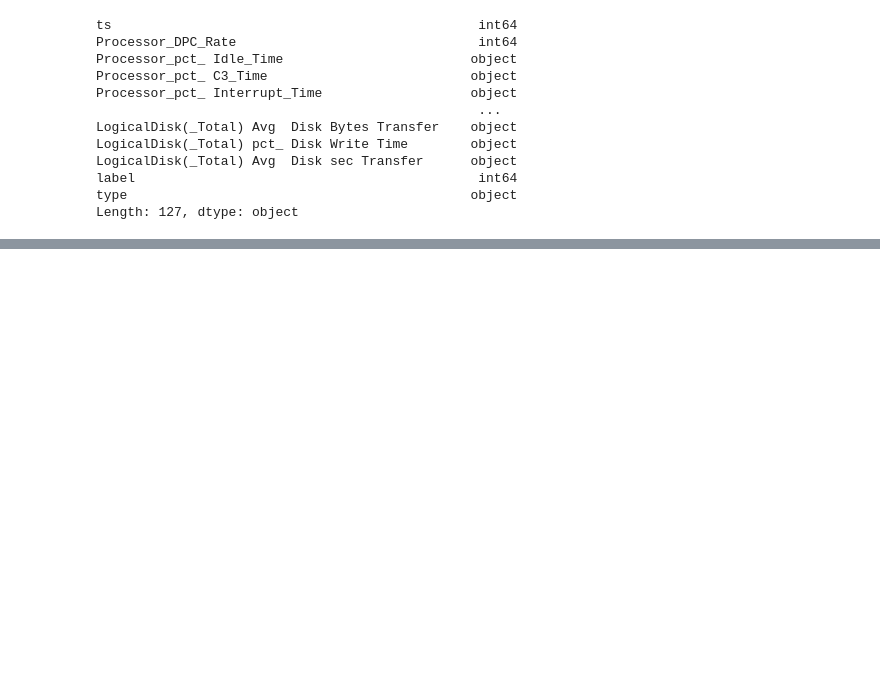
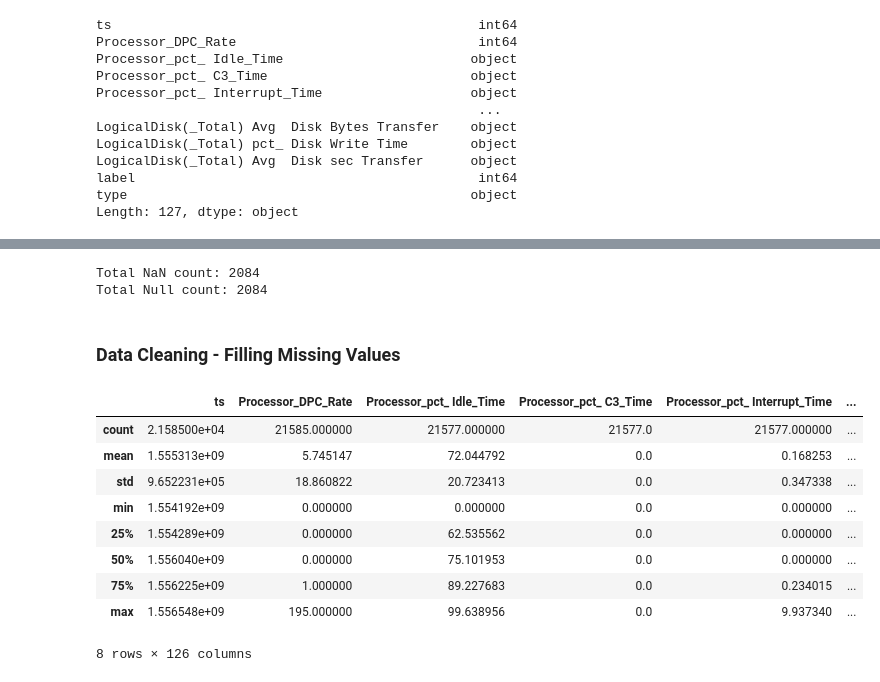
Before and after one commit to roshankumar2303/IDS-ML-MiniProject, a Jupyter notebook: notebooks/nb-brk.ipynb, the cells around one changed output, grey strips where cells are left out. Drawn from its saved outputs; the diff is of its cells as text; code cells hidden in the pictures; blank space fills up the shorter version.

```diff
--- a/notebooks/nb-brk.ipynb
+++ b/notebooks/nb-brk.ipynb
@@ -63,0 +165,5 @@ Length: 127, dtype: object
+# %%
+for column in train:
+    train[column] = pd.to_numeric(train[column], errors="coerce")
+
+train.dtypes
@@ -63,0 +183,27 @@ Length: 127, dtype: object
+# %%
+total_NaN_count = 0
+total_null_count = 0
+for column in train:
+    total_NaN_count += train[column].isna().sum()
+    total_null_count += train[column].isnull().sum()
+
+print("Total NaN count: {}".format(total_NaN_count))
+print("Total Null count: {}".format(total_null_count))
+# %% [output]
+Total NaN count: 2084
+Total Null count: 2084
+# %% [markdown]
+### Data Cleaning - Filling Missing Values
+# %%
+train.describe()
+# %% [output]
+|  | ts | Processor_DPC_Rate | Processor_pct_ Idle_Time | Processor_pct_ C3_Time | Processor_pct_ Interrupt_Time | ... |
+| count | 2.158500e+04 | 21585.000000 | 21577.000000 | 21577.0 | 21577.000000 | ... |
+| mean | 1.555313e+09 | 5.745147 | 72.044792 | 0.0 | 0.168253 | ... |
+| std | 9.652231e+05 | 18.860822 | 20.723413 | 0.0 | 0.347338 | ... |
+| min | 1.554192e+09 | 0.000000 | 0.000000 | 0.0 | 0.000000 | ... |
+| 25% | 1.554289e+09 | 0.000000 | 62.535562 | 0.0 | 0.000000 | ... |
+| 50% | 1.556040e+09 | 0.000000 | 75.101953 | 0.0 | 0.000000 | ... |
+| 75% | 1.556225e+09 | 1.000000 | 89.227683 | 0.0 | 0.234015 | ... |
+| max | 1.556548e+09 | 195.000000 | 99.638956 | 0.0 | 9.937340 | ... |
+8 rows × 126 columns
```
Also changed, not shown: parts of 35 cells of this notebook.
